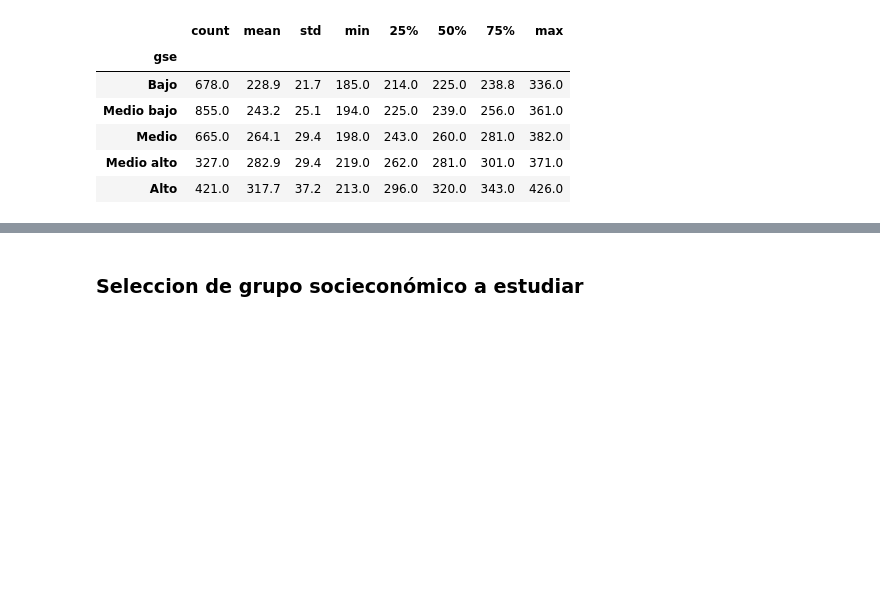
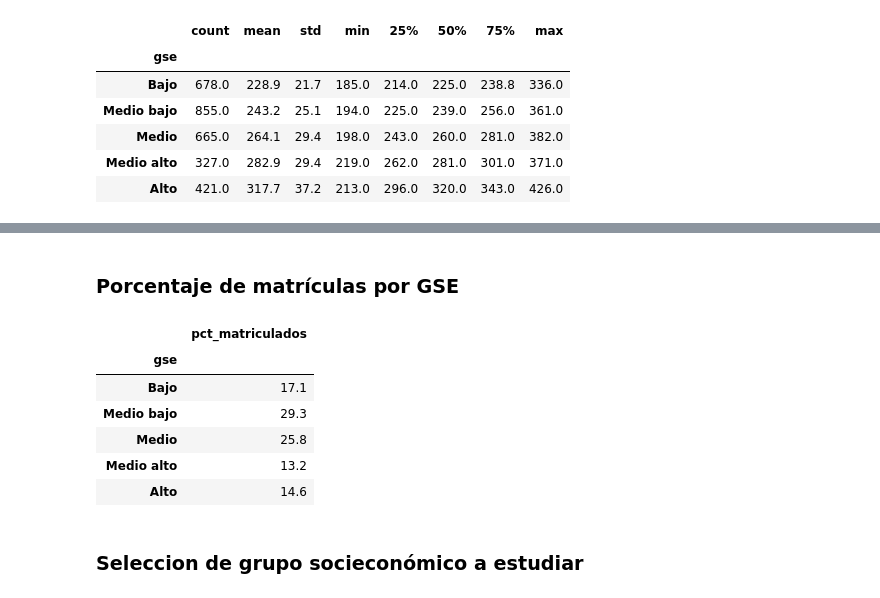
Before and after one commit to vcanalesg/dcc_taller_proyecto_g4, a Jupyter notebook: EDAyPreprocesamiento_01.ipynb, the cells around one changed output, grey strips where cells are left out. Saved outputs shown, nothing was run; the diff lists cells and outputs as text; code cells hidden in the pictures; blank space fills up the shorter version.

```diff
--- a/EDAyPreprocesamiento_01.ipynb
+++ b/EDAyPreprocesamiento_01.ipynb
@@ -244,3 +321,17 @@ base_simce.groupby("gse")["prom_mate2m_rbd"].describe().reindex(orden_gse).round
+# %% [markdown]
+### Porcentaje de matrículas por GSE
+# %%
+# Porcentaje de matriculados por GSE respecto del total
+porcentaje_matricula_gse = (resumen_matricula_gse / resumen_matricula_gse.sum() * 100).round(1)
+porcentaje_matricula_gse.to_frame("pct_matriculados")
+# %% [output]
+|  | pct_matriculados |
+| gse |  |
+| Bajo | 17.1 |
+| Medio bajo | 29.3 |
+| Medio | 25.8 |
+| Medio alto | 13.2 |
+| Alto | 14.6 |
 # %% [markdown]
 ### Seleccion de grupo socieconómico a estudiar
 # %%
```
Also changed, not shown: parts of 6 cells of this notebook, 5 other files.
